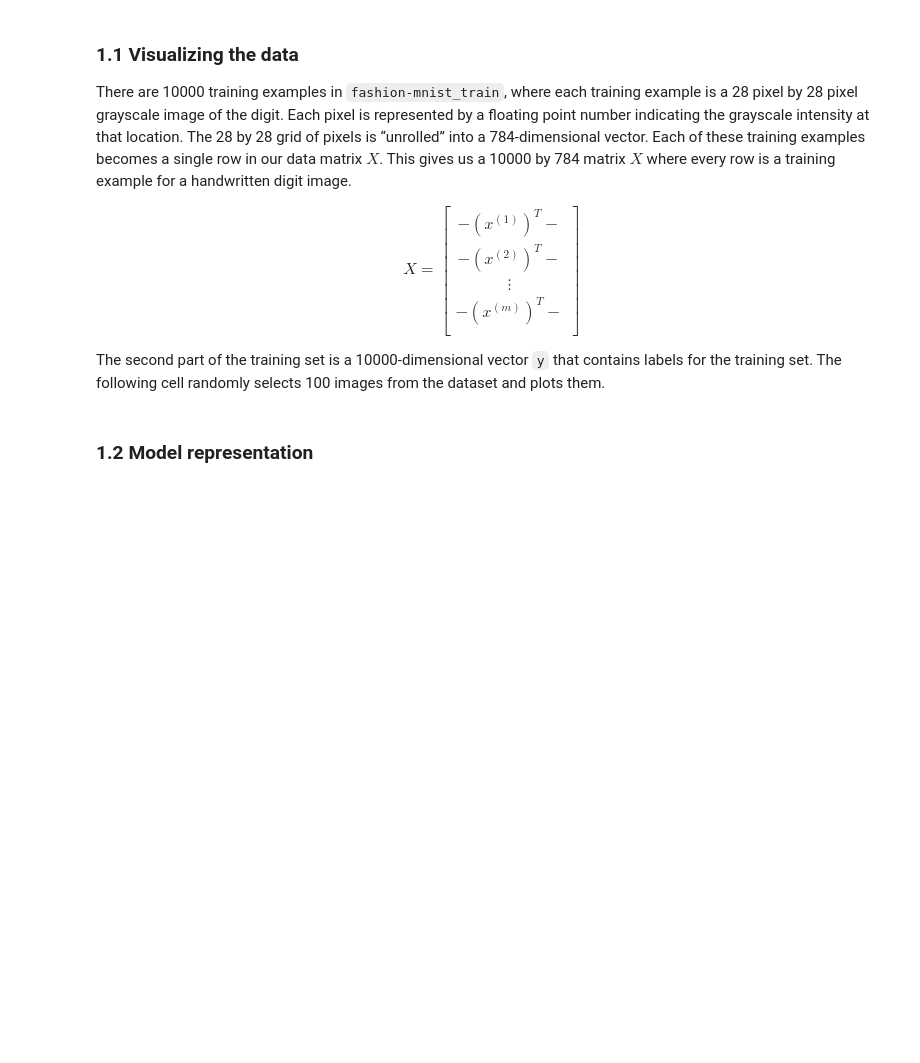
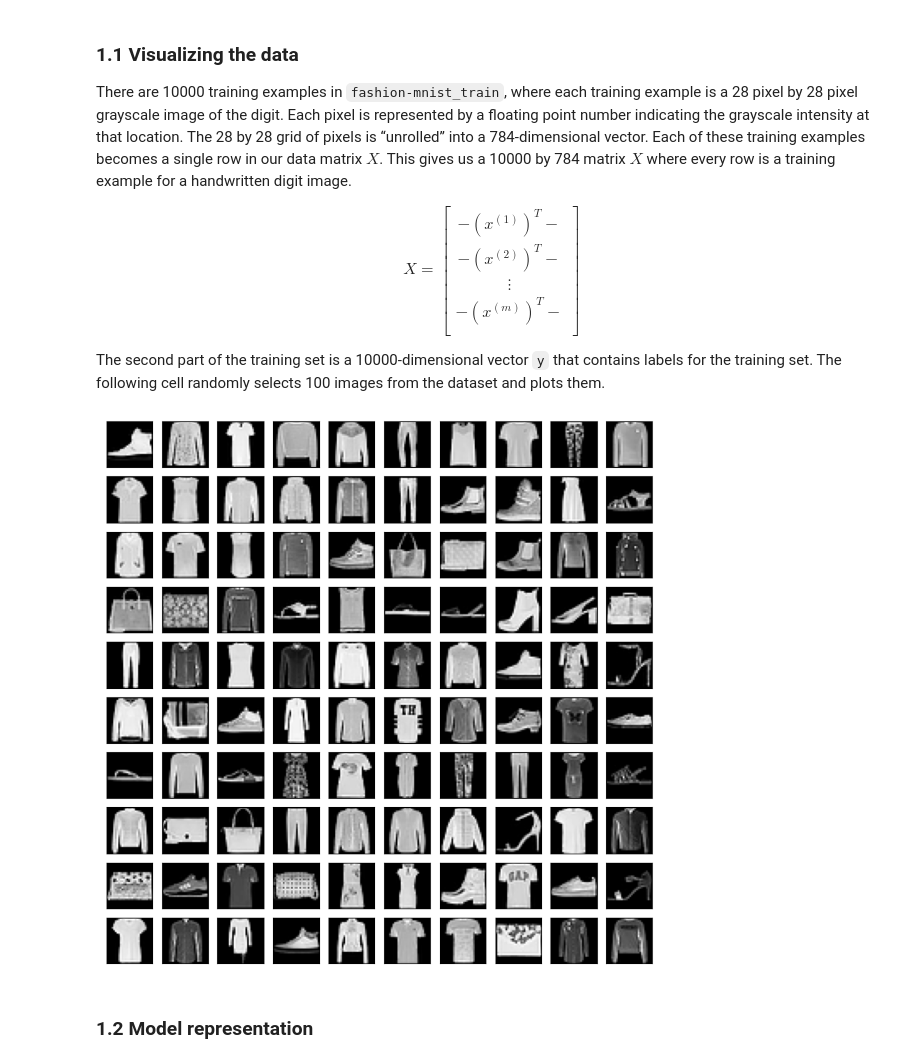
Before and after one commit to SKT27182/Deep-Learning-for-Mechanics-APL-745, a Jupyter notebook: Assignments/assign_4/APL745NN.ipynb, the cells around one changed output. Drawn from its saved outputs; the diff is of its cells as text; code cells hidden in the pictures; blank space fills up the shorter version.

```diff
--- a/Assignments/assign_4/APL745NN.ipynb
+++ b/Assignments/assign_4/APL745NN.ipynb
@@ -44,3 +28,34 @@ def tanh(z):
+# %%
+def displayData(X, example_width):
+
+    """
+    Displays 2D data stored in X in a nice grid.
+    """
+
+    # Select randomly example_width indices from X, for example_width = 20, we select 400 indices
+    rand_indices = np.random.choice(X.shape[0], example_width**2, replace=False)
+
+    # Get the selected images
+    sel = X.iloc[rand_indices]
+
+    # Plot the selected images
+    fig, ax_array = plt.subplots(nrows=example_width, ncols=example_width, sharey=True, sharex=True, figsize=(10, 10))
+
+    for r in range(example_width):
+        for c in range(example_width):
+            ax_array[r, c].imshow(sel.iloc[r*example_width+c].values.reshape(28, 28), cmap='gray')
+            plt.xticks(np.array([]))
+            plt.yticks(np.array([]))
+
+# Activation functions
+def sigmoid(z):
+    return 1.0 / (1.0 + np.exp(-z))
+
+def tanh(z):
+    return np.tanh(z)
+
+def relu(z):
+    return np.maximum(0, z)
 # %% [markdown]
 ## Neural Networks
 
@@ -49,6 +64,6 @@ In this exercise, you will implement the feedforward propagation for neural netw
 We start the exercise by first loading the dataset.
 # %%
 #  training data stored in arrays X, y
-data = pd.read_csv('fashion-mnist_train.csv')
+data = pd.read_csv('data/fashion-mnist_train.csv')
 
 X,y = data.iloc[:, 1:], data.iloc[:, 0].ravel()
@@ -55,3 +72,5 @@ X,y = data.iloc[:, 1:], data.iloc[:, 0].ravel()
+# %%
+X = X / 255.0  # Normalize the data
 # %% [markdown]
 ### 1.1 Visualizing the data
 
@@ -69,6 +88,11 @@ The second part of the training set is a 10000-dimensional vector `y` that conta
 The following cell randomly selects 100 images from the dataset and plots them.
 # %%
 # Randomly select 100 data points to display
+
+# to plot 100 images, we need to set example_width = 10
+displayData(X, example_width=10)
+# %% [output]
+[figure, added]
 # %% [markdown]
 ### 1.2 Model representation
 # %% [markdown]
```
Also changed, not shown: parts of 20 cells of this notebook, 30 other files.
